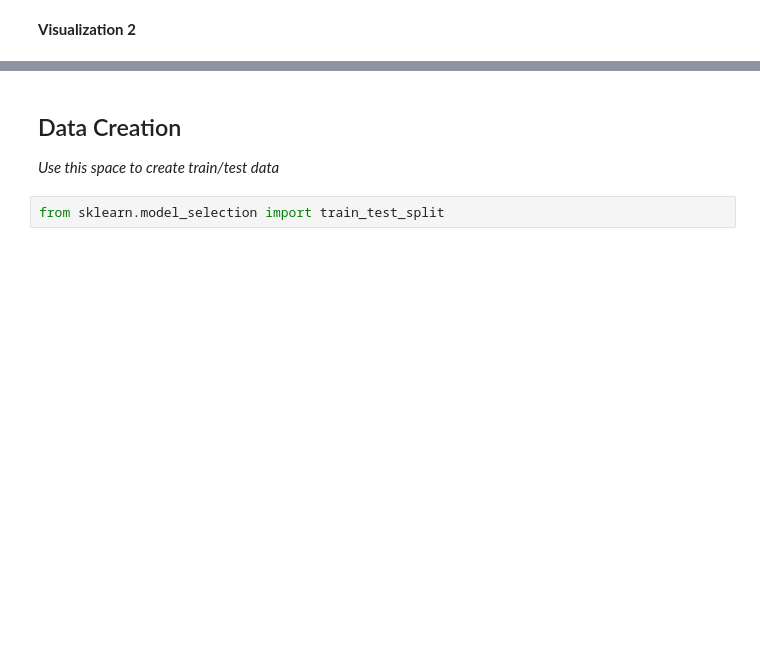
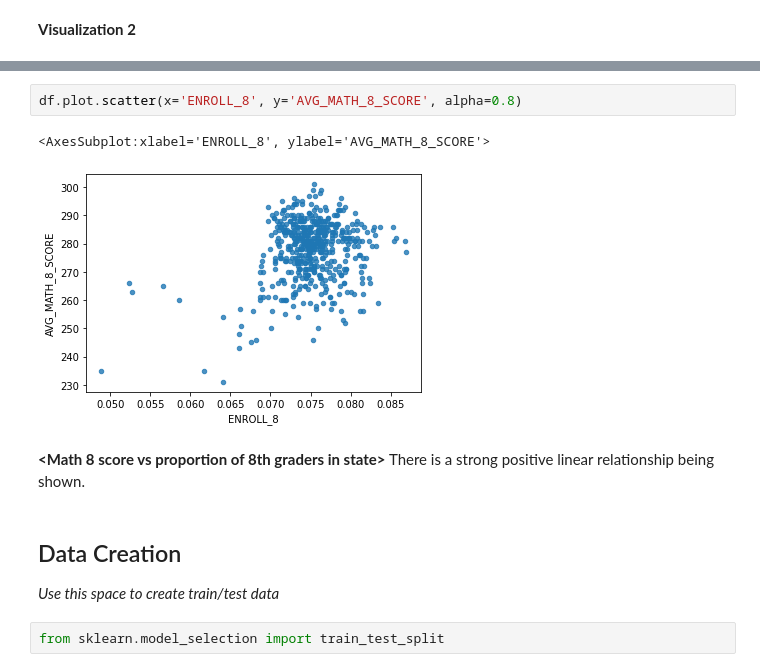
Before and after one commit to Steven-program/MDST, a Jupyter notebook: tutorial1/checkpoint1.ipynb, the cells around one changed output, grey strips where cells are left out. Drawn from its saved outputs; the diff is of its cells as text; blank space fills up the shorter version.

```diff
--- a/tutorial1/checkpoint1.ipynb
+++ b/tutorial1/checkpoint1.ipynb
@@ -112,3 +143,10 @@ Investigate the relationship between your chosen response variable and at least
+# %%
+df.plot.scatter(x='ENROLL_8', y='AVG_MATH_8_SCORE', alpha=0.8)
+# %% [output]
+<AxesSubplot:xlabel='ENROLL_8', ylabel='AVG_MATH_8_SCORE'>
+[figure, added]
+# %% [markdown]
+**<Math 8 score vs proportion of 8th graders in state>** There is a strong positive linear relationship being shown.
 # %% [markdown]
 <h2> Data Creation </h2>
 
```
Also changed, not shown: parts of 20 cells of this notebook.
